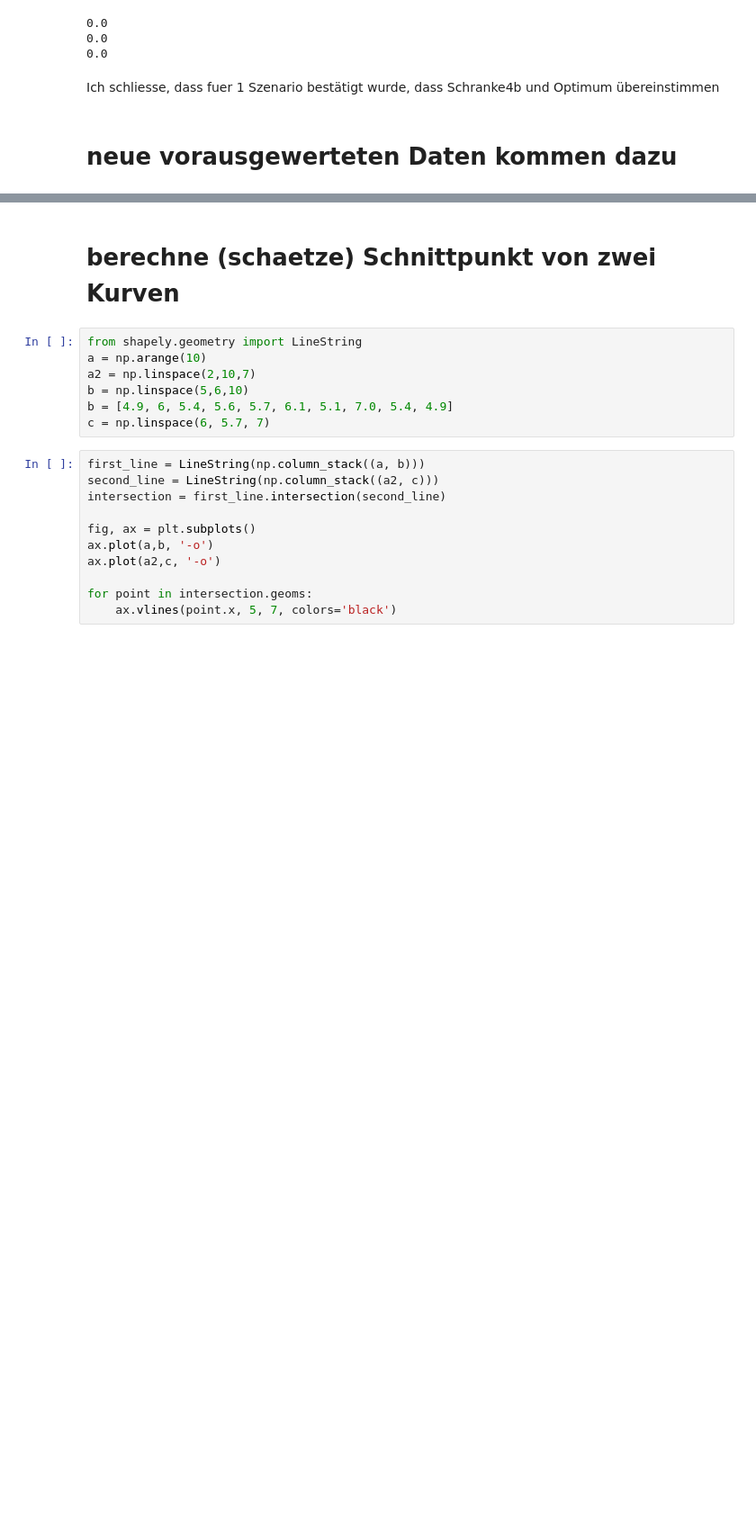
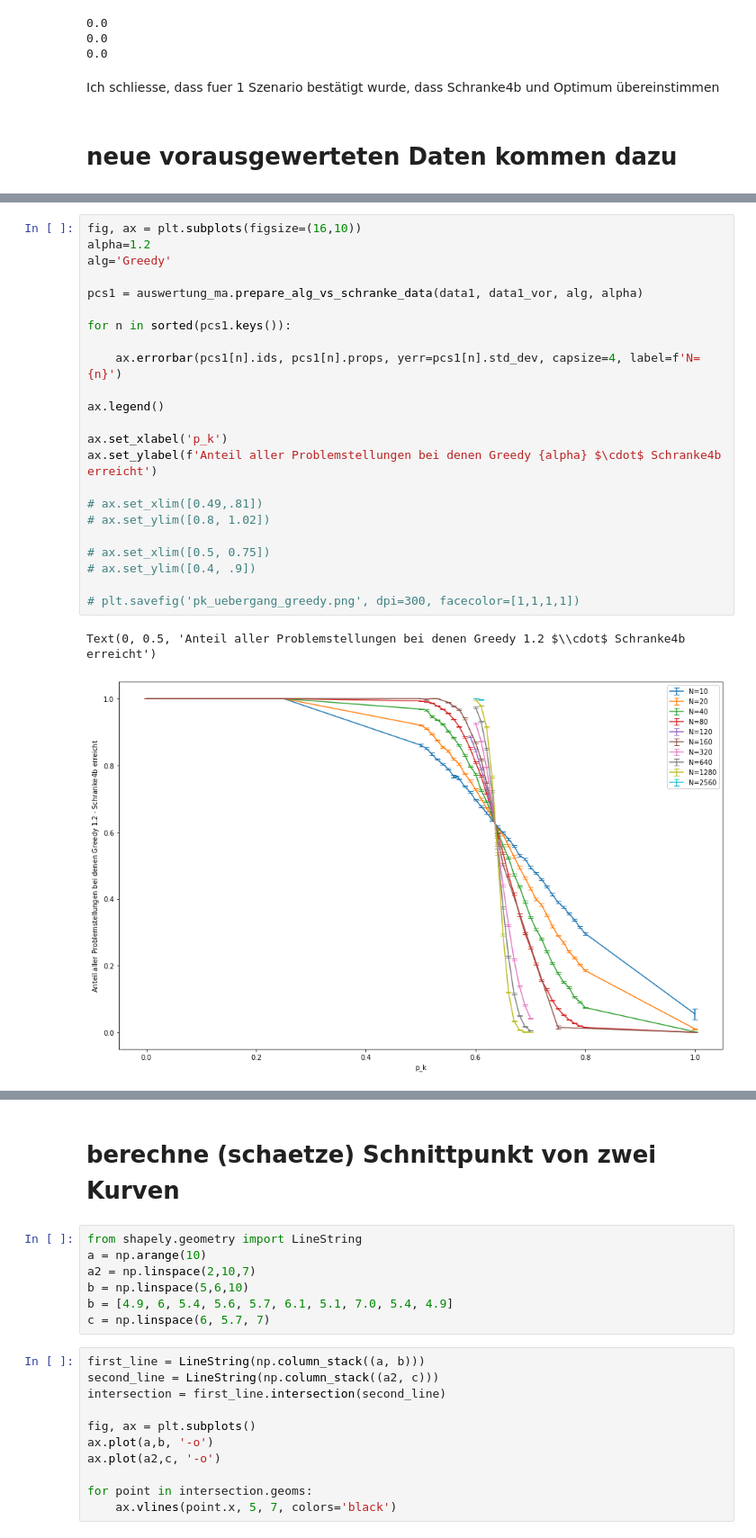
Before and after one commit to T3K14/Masterarbeit-Auswertung, a Jupyter notebook: KFC2.ipynb, the cells around one changed output, grey strips where cells are left out. Shown at 90% size. Saved outputs shown, nothing was run; the diff lists cells and outputs as text; blank space fills up the shorter version.

```diff
--- a/KFC2.ipynb
+++ b/KFC2.ipynb
@@ -358,0 +190,26 @@ ax.set_xlim([0.49,.81])
+# %%
+fig, ax = plt.subplots(figsize=(16,10))
+alpha=1.2
+alg='Greedy'
+
+pcs1 = auswertung_ma.prepare_alg_vs_schranke_data(data1, data1_vor, alg, alpha)
+
+for n in sorted(pcs1.keys()):
+
+    ax.errorbar(pcs1[n].ids, pcs1[n].props, yerr=pcs1[n].std_dev, capsize=4, label=f'N={n}')
+
+ax.legend()
+
+ax.set_xlabel('p_k')
+ax.set_ylabel(f'Anteil aller Problemstellungen bei denen Greedy {alpha} $\cdot$ Schranke4b erreicht')
+
+# ax.set_xlim([0.49,.81])
+# ax.set_ylim([0.8, 1.02])
+
+# ax.set_xlim([0.5, 0.75])
+# ax.set_ylim([0.4, .9])
+
+# plt.savefig('pk_uebergang_greedy.png', dpi=300, facecolor=[1,1,1,1])
+# %% [output]
+Text(0, 0.5, 'Anteil aller Problemstellungen bei denen Greedy 1.2 $\\cdot$ Schranke4b erreicht')
+[figure, added]
```
Also changed, not shown: parts of 24 cells of this notebook, 11 other files.
